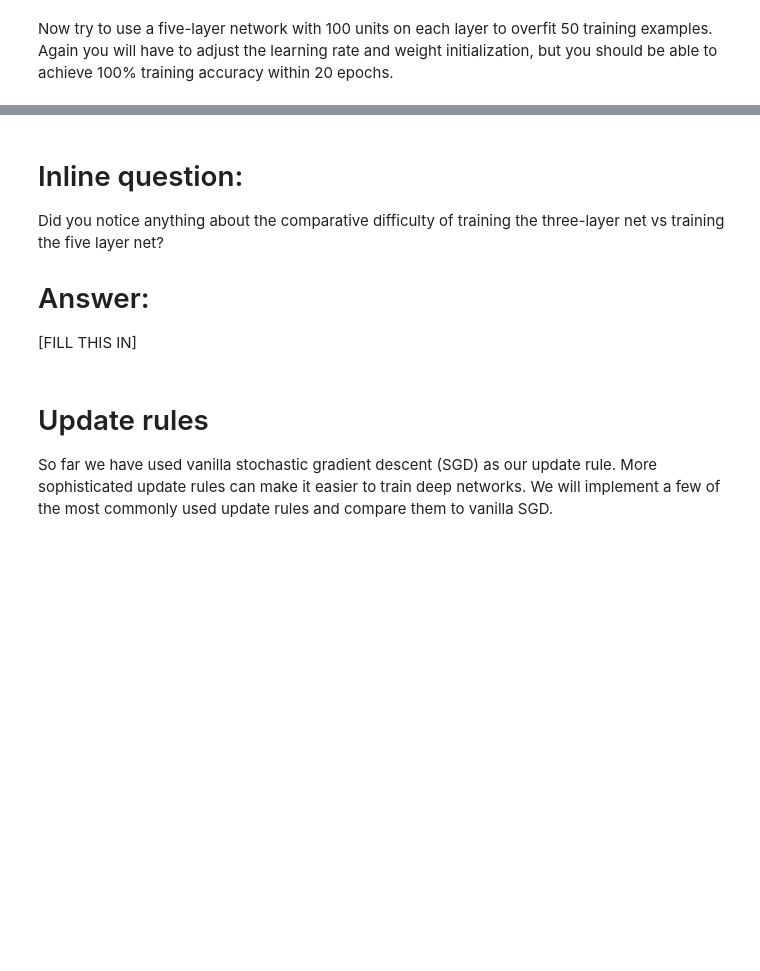
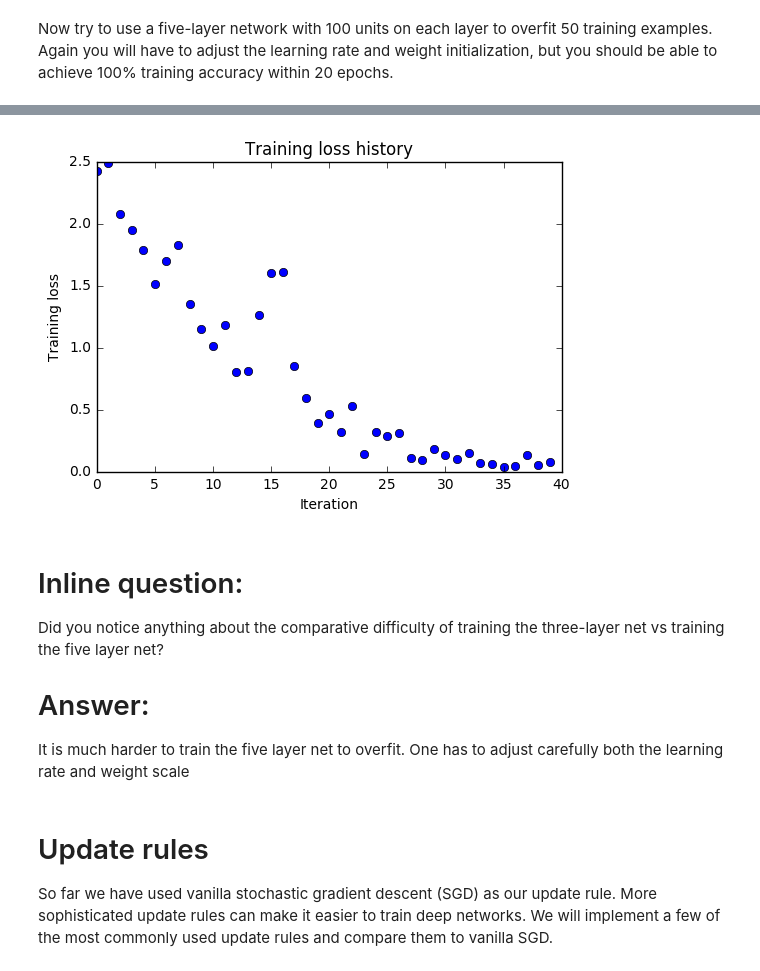
Before and after one commit to kbl4ew/CS294-Design-and-Analysis-of-Deep-Neural-Networks, a Jupyter notebook: CS294_Solution/assignment2/FullyConnectedNets.ipynb, the cells around one changed output, grey strips where cells are left out. Cells and saved outputs as stored; diff of their text form; code cells hidden in the pictures; blank space fills up the shorter version.

```diff
--- a/CS294_Solution/assignment2/FullyConnectedNets.ipynb
+++ b/CS294_Solution/assignment2/FullyConnectedNets.ipynb
@@ -548,8 +579,8 @@ small_data = {
   'y_val': data['y_val'],
 }
 
-learning_rate = 1e-3
-weight_scale = 1e-5
+learning_rate = 0.023 # Starting value: 1e-3
+weight_scale = 0.036 # Starting value: 1e-5
 model = FullyConnectedNet([100, 100, 100, 100],
                 weight_scale=weight_scale, dtype=np.float64)
 solver = Solver(model, small_data,
@@ -566,3 +597,4 @@ plt.title('Training loss history')
 plt.xlabel('Iteration')
 plt.ylabel('Training loss')
 plt.show()
+# %% [output]
@@ -569,9 +618,10 @@ plt.show()
+[figure, added]
 # %% [markdown]
 # Inline question:
 Did you notice anything about the comparative difficulty of training the three-layer net vs training the five layer net?
 
 # Answer:
-[FILL THIS IN]
+It is much harder to train the five layer net to overfit. One has to adjust carefully both the learning rate and weight scale
 # %% [markdown]
 # Update rules
 So far we have used vanilla stochastic gradient descent (SGD) as our update rule. More sophisticated update rules can make it easier to train deep networks. We will implement a few of the most commonly used update rules and compare them to vanilla SGD.
```
Also changed, not shown: parts of 20 cells of this notebook, 4 other files.
